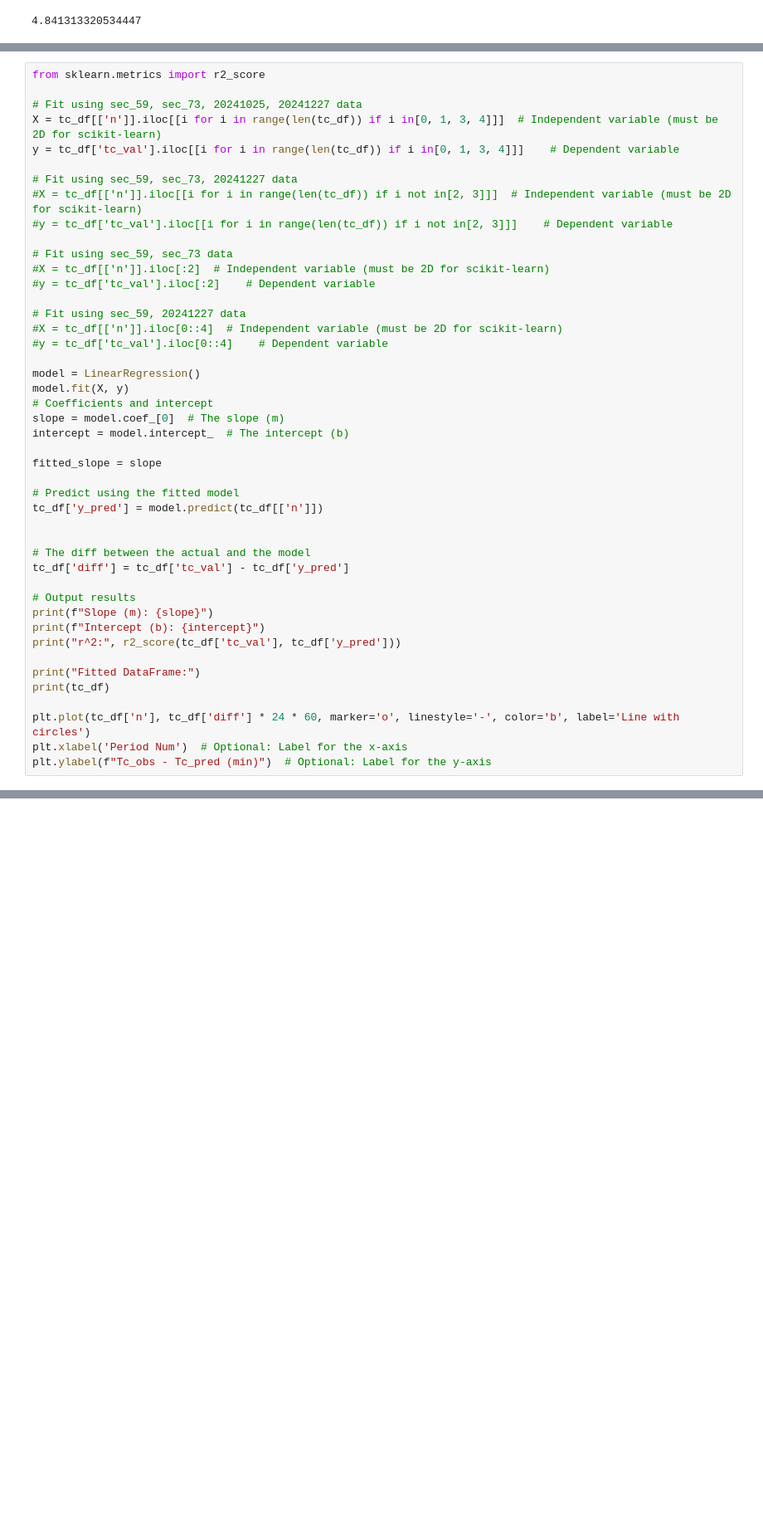
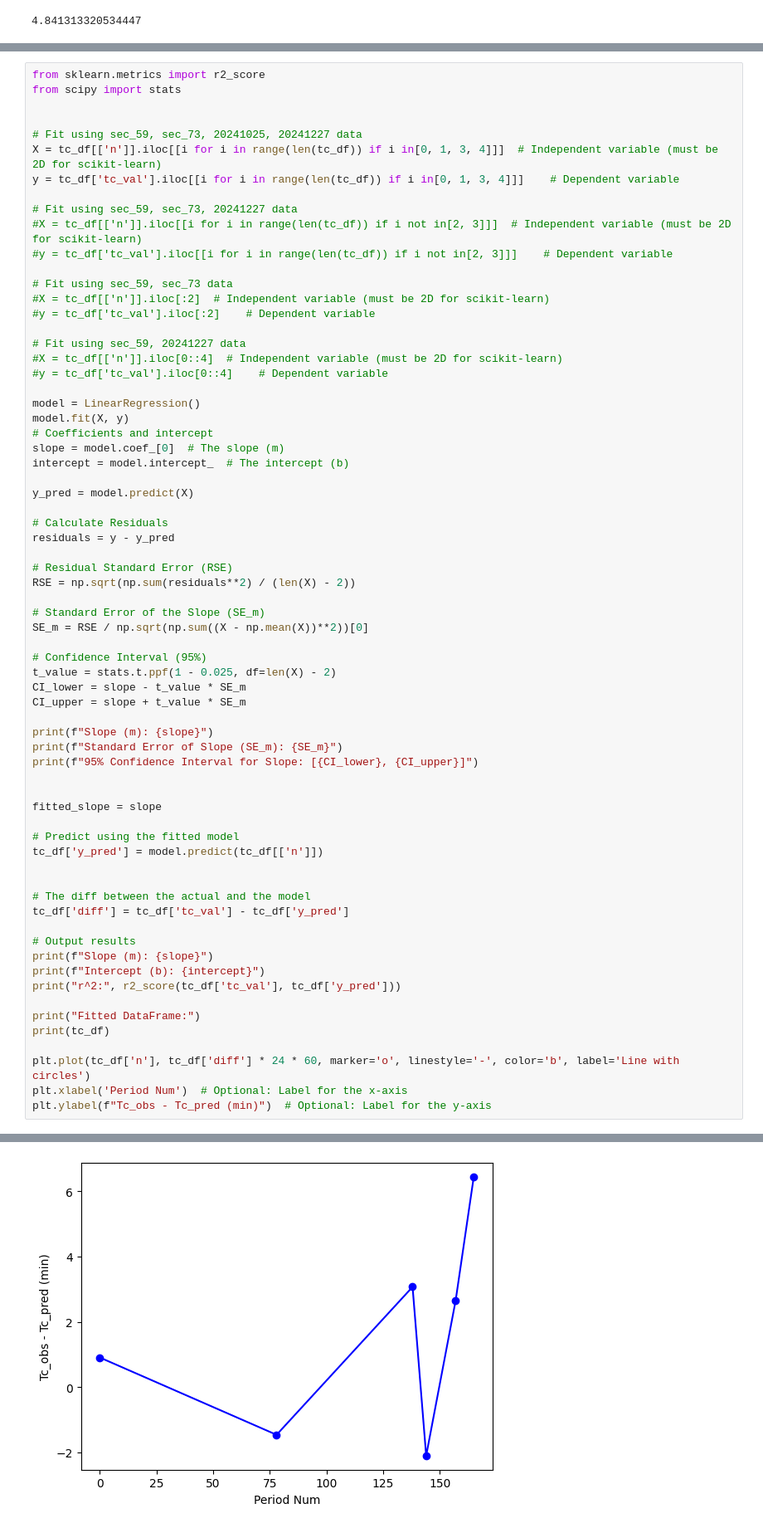
Before and after one commit to sophia268238/astronomy_ml, a Jupyter notebook: processed/TOI-3726/observation_summary.ipynb, the cells around one changed output, grey strips where cells are left out. Shown at 83% size. Cells and saved outputs as stored; diff of their text form; blank space fills up the shorter version.

```diff
--- a/processed/TOI-3726/observation_summary.ipynb
+++ b/processed/TOI-3726/observation_summary.ipynb
@@ -419,6 +440,8 @@ def extend(X, Y, x_min, x_max):
     return x_extended, y_extended
 # %%
 from sklearn.metrics import r2_score
+from scipy import stats
+
 
 # Fit using sec_59, sec_73, 20241025, 20241227 data
 X = tc_df[['n']].iloc[[i for i in range(len(tc_df)) if i in[0, 1, 3, 4]]]  # Independent variable (must be 2D for scikit-learn)
@@ -442,6 +465,27 @@ model.fit(X, y)
 slope = model.coef_[0]  # The slope (m)
 intercept = model.intercept_  # The intercept (b)
 
+y_pred = model.predict(X)
+
+# Calculate Residuals
+residuals = y - y_pred
+
+# Residual Standard Error (RSE)
+RSE = np.sqrt(np.sum(residuals**2) / (len(X) - 2))
+
+# Standard Error of the Slope (SE_m)
+SE_m = RSE / np.sqrt(np.sum((X - np.mean(X))**2))[0]
+
+# Confidence Interval (95%)
+t_value = stats.t.ppf(1 - 0.025, df=len(X) - 2)
+CI_lower = slope - t_value * SE_m
+CI_upper = slope + t_value * SE_m
+
+print(f"Slope (m): {slope}")
+print(f"Standard Error of Slope (SE_m): {SE_m}")
+print(f"95% Confidence Interval for Slope: [{CI_lower}, {CI_upper}]")
+
+
 fitted_slope = slope
 
 # Predict using the fitted model
@@ -462,3 +506,4 @@ print(tc_df)
 plt.plot(tc_df['n'], tc_df['diff'] * 24 * 60, marker='o', linestyle='-', color='b', label='Line with circles')
 plt.xlabel('Period Num')  # Optional: Label for the x-axis
 plt.ylabel(f"Tc_obs - Tc_pred (min)")  # Optional: Label for the y-axis
+# %% [output]
@@ -465,3 +528,4 @@ plt.ylabel(f"Tc_obs - Tc_pred (min)")  # Optional: Label for the y-axis
+[figure, added]
 # %% [markdown]
 ## The Accuracy of the Calculated Periods of Sector 59 and 73
 - When we plot the predicated Tc of the sector 59 and 73 against the observed Tc, we notice a linear trend in each case. The trends indicate that the sector 59 prediction overestimates the real period, while the sector 73 underestimates the real period. Note that the Tc shifts we see in our AIJ analysis are caused the result of the sector 73 prediction, which is also what the Swarthmore Transit Finder uses.
```
Also changed, not shown: parts of 10 cells of this notebook.
